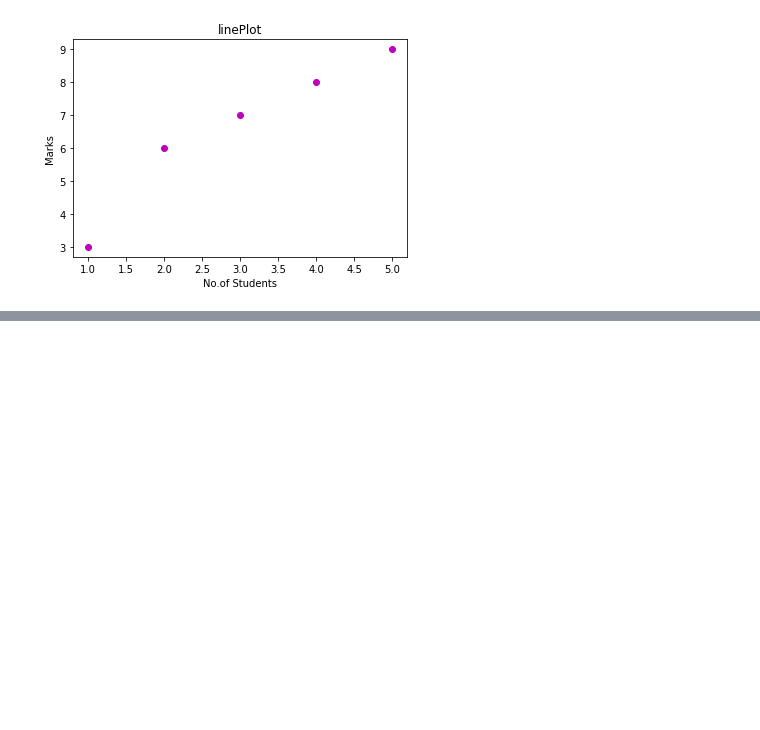
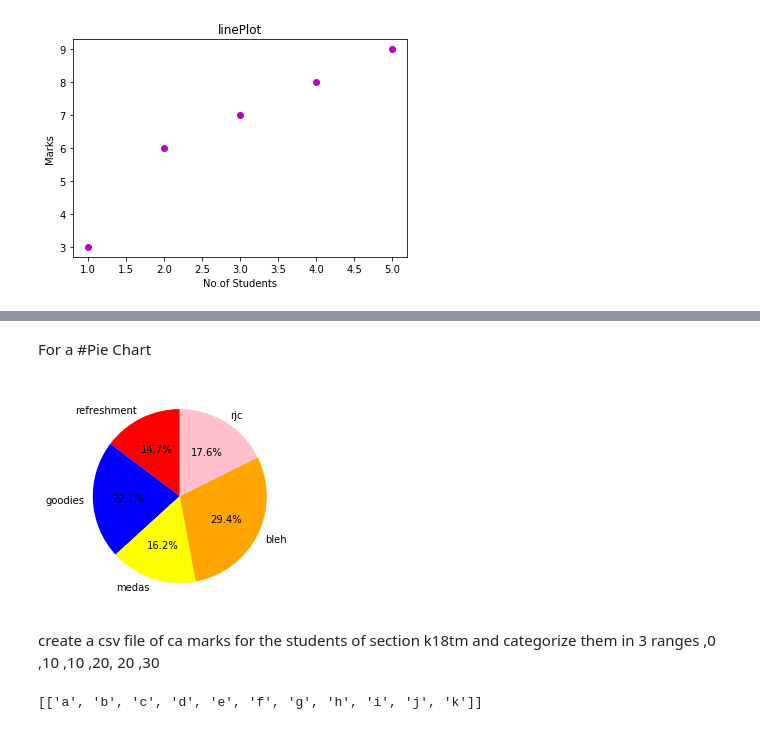
Before and after one commit to Pavankunchala/Python, a Jupyter notebook: Data visualization/Matplotlib.ipynb, the cells around one changed output, grey strips where cells are left out. Saved outputs shown, nothing was run; the diff lists cells and outputs as text; code cells hidden in the pictures; blank space fills up the shorter version.

```diff
--- a/Data visualization/Matplotlib.ipynb
+++ b/Data visualization/Matplotlib.ipynb
@@ -81,0 +149,13 @@ plt.show()
+# %% [markdown]
+For a #Pie Chart
+# %%
+a = [1000,1500,1100,2000,1200]
+b = ['refreshment','goodies', 'medas','bleh','rjc']
+c = ['red', 'blue', 'yellow','orange','pink']
+plt.pie(a,labels=b,autopct="%.1f%%", startangle=90, colors=c)
+plt.show()
+# %% [output]
+[figure, added]
+# %% [markdown]
+create a csv file of ca marks for the students of section k18tm
+and categorize them in 3 ranges ,0 ,10 ,10 ,20, 20 ,30
@@ -81,0 +165,4 @@ plt.show()
+# %%
+student
+# %% [output]
+[['a', 'b', 'c', 'd', 'e', 'f', 'g', 'h', 'i', 'j', 'k']]
```
Also changed, not shown: parts of 27 cells of this notebook, 13 other files.
